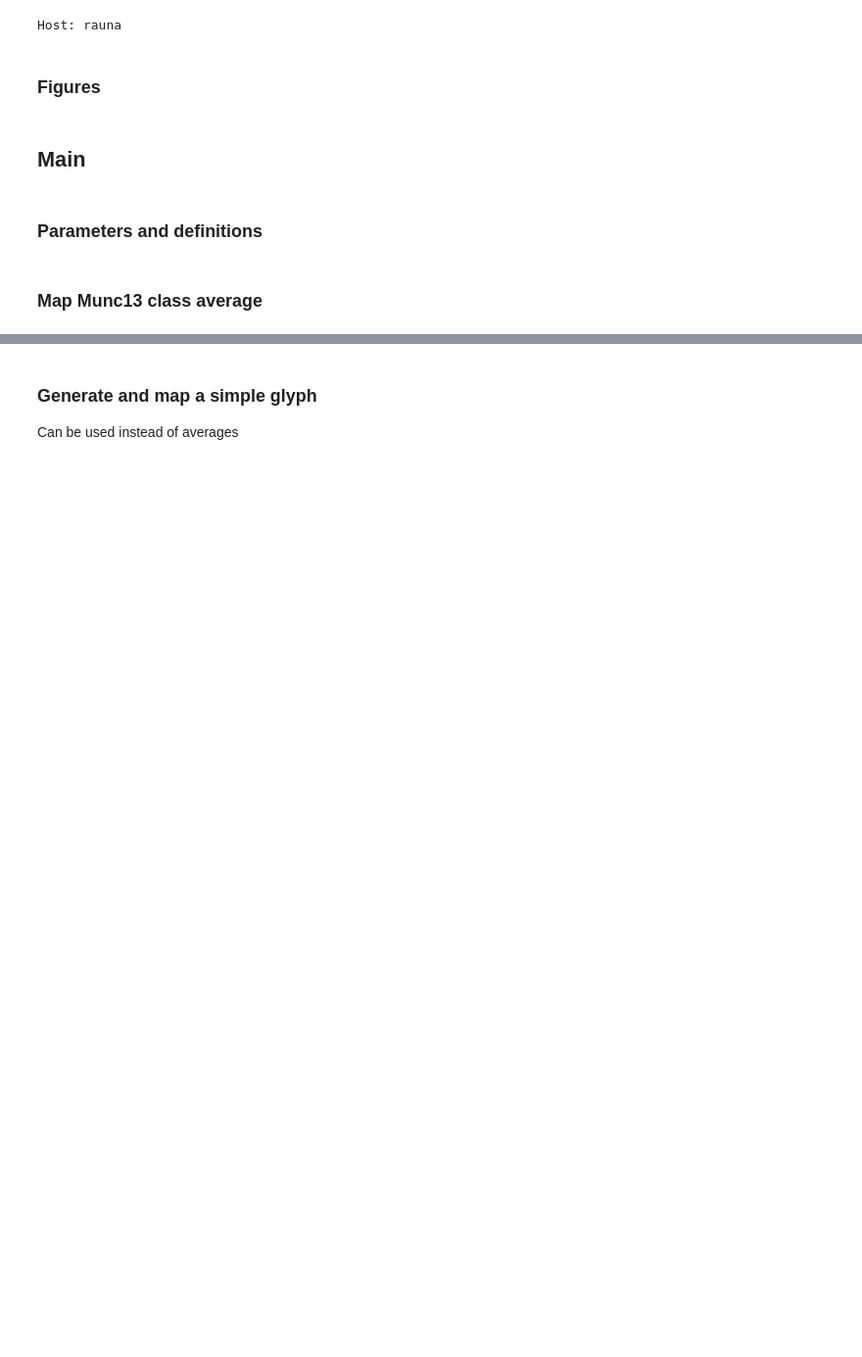
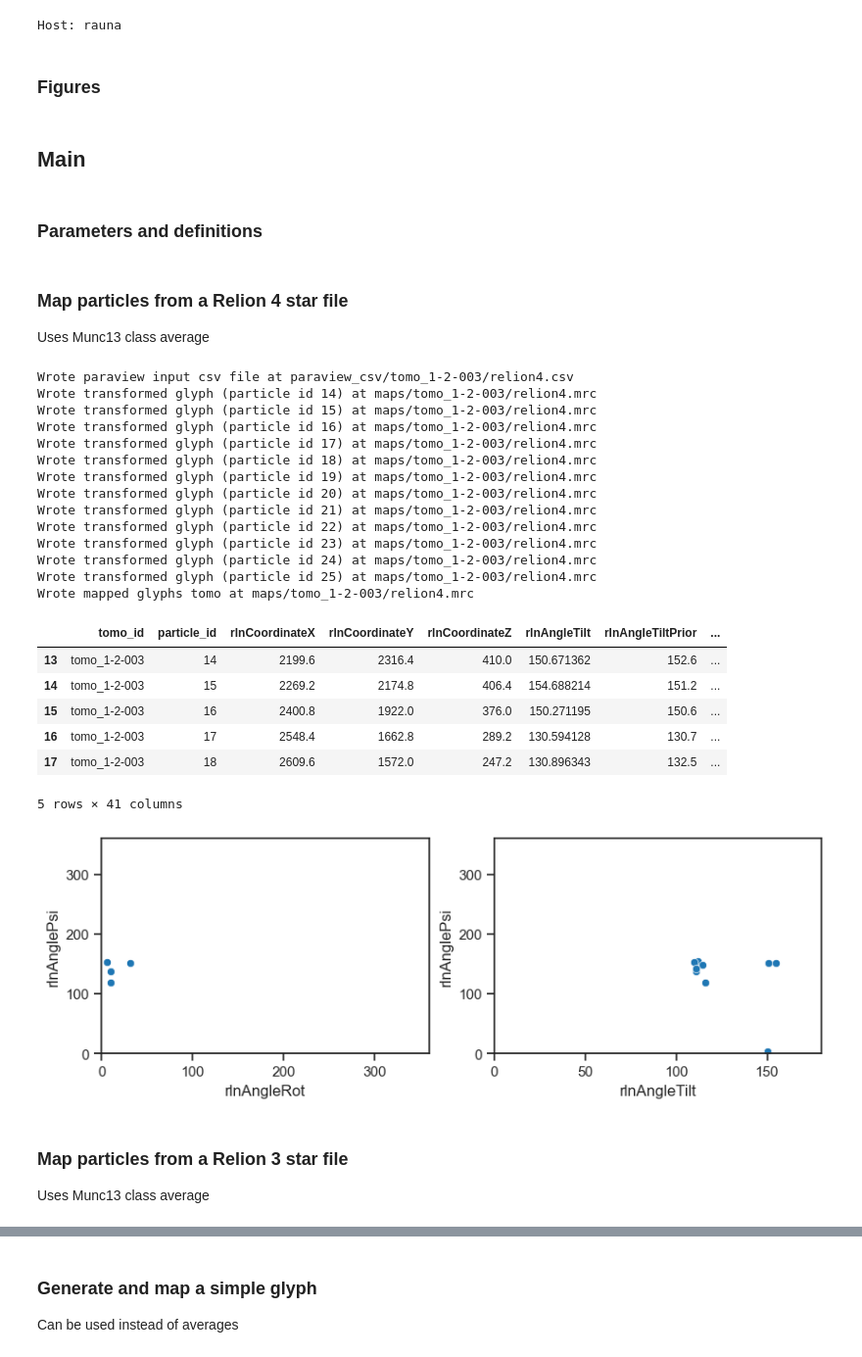
Before and after one commit to vladanl/Pyto, a Jupyter notebook: examples/particle_mapping/map_particles.ipynb, the cells around one changed output, grey strips where cells are left out. Shown at 98% size. Cells and saved outputs as stored; diff of their text form; code cells hidden in the pictures; blank space fills up the shorter version.

```diff
--- a/examples/particle_mapping/map_particles.ipynb
+++ b/examples/particle_mapping/map_particles.ipynb
@@ -149,3 +118,7 @@ def plot_relion_angles(particles):
     axs[1].set_xlim(0, 180)
     axs[0].set_ylim(0, 360)
     axs[1].set_ylim(0, 360);
+# %% [markdown]
+### Map particles from a Relion 4 star file
+
+Uses Munc13 class average
@@ -152,2 +169,66 @@ def plot_relion_angles(particles):
+# %%
+# Define paths and execute
+
+# star path (input)
+star_path = 'star_files/relion4.star'
+
+# glyph path (input)
+glyph_path = "glyphs/NN_munc13_membrane_binary.mrc"
+
+# csv_path (output for paraview)
+csv_path = f'paraview_csv/{tomo_id}/relion4.csv'
+
+# map tomo path (output)
+map_path = f'maps/{tomo_id}/relion4.mrc'
+
+# transformed glyphs directory (output)
+glyph_out_prefix = f'transformed_glyphs/{tomo_id}/relion4_'
+
+
+# calculate visualization parameters
+vis = Visualization(
+    tomo_id_mode=tomo_id_mode, tomo_id_func=tomo_id_func,
+    tomo_id_kwargs=tomo_id_kwargs, micrograph_star=tomo_id_star_column,
+    image_star=particle_id_star_column)
+parts = vis.make_map_params(
+    star_path=star_path, tomo_id=tomo_id, map_pixel_nm=map_pixel_nm, map_bin=map_bin,
+    map_offset=map_offset, coord_bin=coord_bin,
+    table_name=table_name, csv_path=csv_path)
+
+# plot star file angles
+plot_relion_angles(particles=parts)
+
+# map averages (glyphs) on a tomo
+parts_2 = vis.map_glyphs(
+    glyph=glyph_path, params=parts, map_shape=map_shape, map_path=map_path,
+    map_pixel_nm=map_pixel_nm, threshold=None, glyph_bin=glyph_bin, map_bin=map_bin,
+    glyph_out_prefix=glyph_out_prefix)
+
+parts_2.head()
+# %% [output]
+Wrote paraview input csv file at paraview_csv/tomo_1-2-003/relion4.csv
+Wrote transformed glyph (particle id 14) at maps/tomo_1-2-003/relion4.mrc
+Wrote transformed glyph (particle id 15) at maps/tomo_1-2-003/relion4.mrc
+Wrote transformed glyph (particle id 16) at maps/tomo_1-2-003/relion4.mrc
+Wrote transformed glyph (particle id 17) at maps/tomo_1-2-003/relion4.mrc
+Wrote transformed glyph (particle id 18) at maps/tomo_1-2-003/relion4.mrc
+Wrote transformed glyph (particle id 19) at maps/tomo_1-2-003/relion4.mrc
+Wrote transformed glyph (particle id 20) at maps/tomo_1-2-003/relion4.mrc
+Wrote transformed glyph (particle id 21) at maps/tomo_1-2-003/relion4.mrc
+Wrote transformed glyph (particle id 22) at maps/tomo_1-2-003/relion4.mrc
+Wrote transformed glyph (particle id 23) at maps/tomo_1-2-003/relion4.mrc
+Wrote transformed glyph (particle id 24) at maps/tomo_1-2-003/relion4.mrc
+Wrote transformed glyph (particle id 25) at maps/tomo_1-2-003/relion4.mrc
+Wrote mapped glyphs tomo at maps/tomo_1-2-003/relion4.mrc
+|  | tomo_id | particle_id | rlnCoordinateX | rlnCoordinateY | rlnCoordinateZ | rlnAngleTilt | rlnAngleTiltPrior | ... |
+| 13 | tomo_1-2-003 | 14 | 2199.6 | 2316.4 | 410.0 | 150.671362 | 152.6 | ... |
+| 14 | tomo_1-2-003 | 15 | 2269.2 | 2174.8 | 406.4 | 154.688214 | 151.2 | ... |
+| 15 | tomo_1-2-003 | 16 | 2400.8 | 1922.0 | 376.0 | 150.271195 | 150.6 | ... |
+| 16 | tomo_1-2-003 | 17 | 2548.4 | 1662.8 | 289.2 | 130.594128 | 130.7 | ... |
+| 17 | tomo_1-2-003 | 18 | 2609.6 | 1572.0 | 247.2 | 130.896343 | 132.5 | ... |
+5 rows × 41 columns
+[figure, added]
 # %% [markdown]
-### Map Munc13 class average
+### Map particles from a Relion 3 star file
+
+Uses Munc13 class average
```
Also changed, not shown: parts of 11 cells of this notebook, 27 other files.
